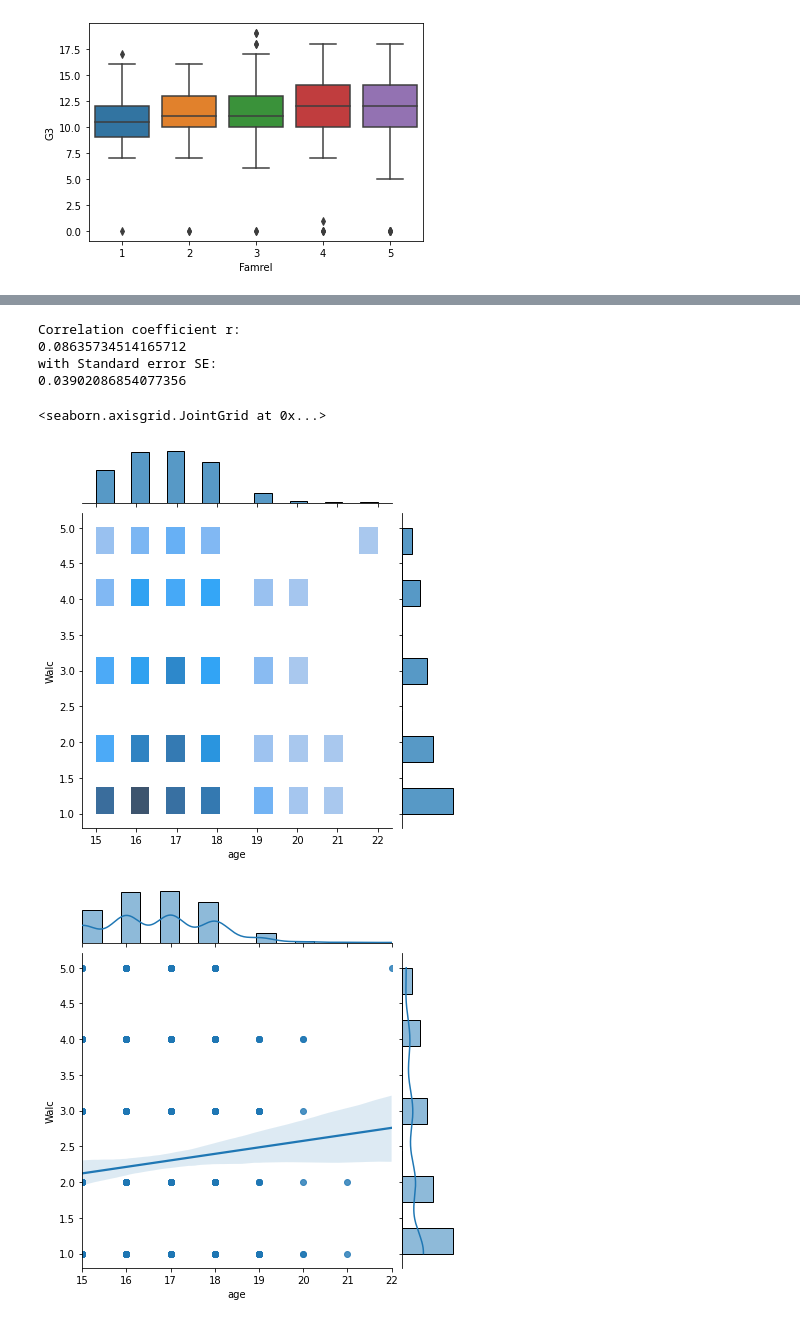
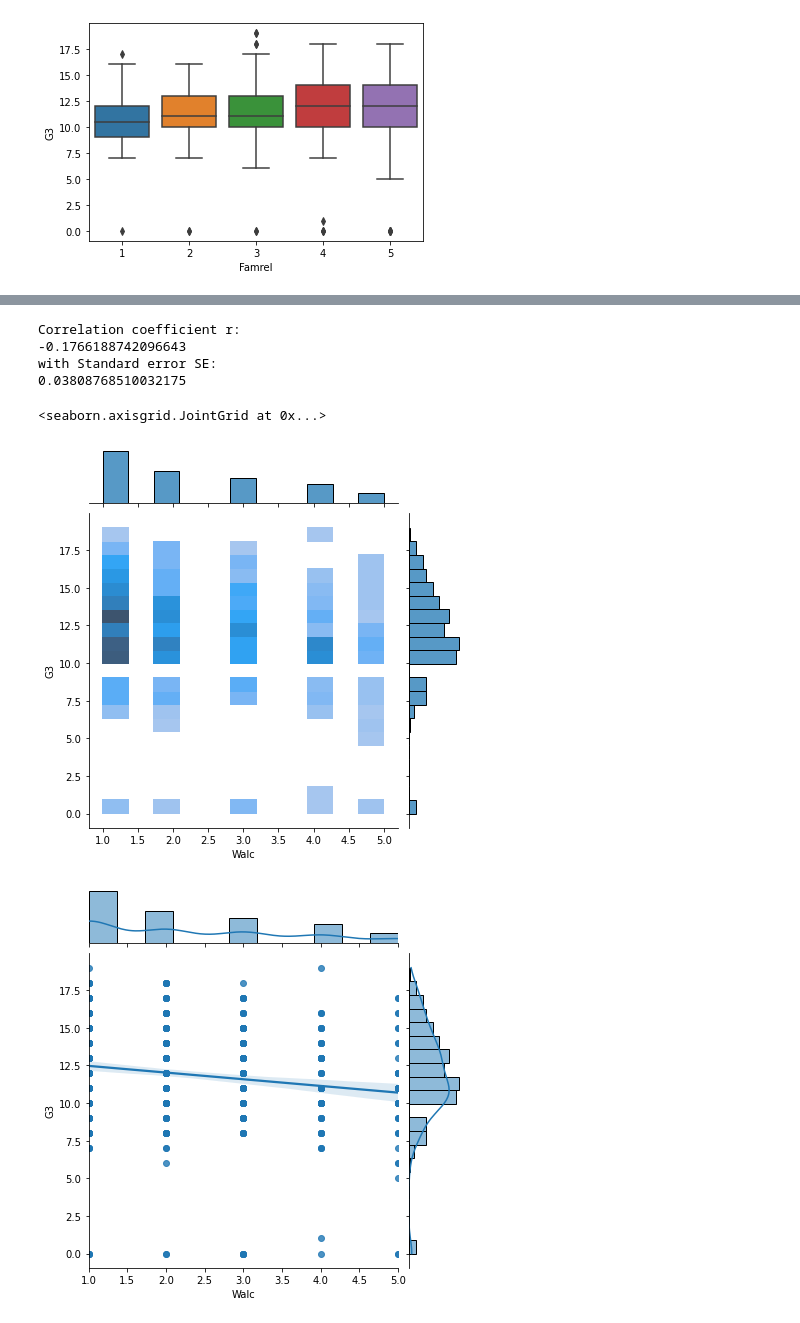
Before and after one commit to lucarossi9/statistical-computation-team-1, a Jupyter notebook: correlations.ipynb, the cells around one changed output, grey strips where cells are left out. Cells and saved outputs as stored; diff of their text form; code cells hidden in the pictures.

```diff
--- a/correlations.ipynb
+++ b/correlations.ipynb
@@ -167,20 +199,20 @@ with Standard error SE:
 # %%
-#correlation between age and Alcool weekendly consuption
-x=data.age
+#correlation between Final Grade and Alcool weekendly consuption
+x=data.G3
 y=data.Walc
 r=np.corrcoef(x, y)[1,0] #correlation coefficient
 SE=(1-r**2)/mt.sqrt(n-2) #standard error
 print('Correlation coefficient r:')
 print(r)
 print('with Standard error SE:')
 print(SE)
-sns.jointplot(data=data, x="age", y="Walc", kind="hist")
-sns.jointplot(data=data, x="age", y="Walc", kind="reg")
+sns.jointplot(data=data, x="Walc", y="G3", kind="hist")
+sns.jointplot(data=data, x="Walc", y="G3", kind="reg")
 # %% [output]
 Correlation coefficient r:
-0.08635734514165712
+-0.1766188742096643
 with Standard error SE:
-0.03902086854077356
+0.03808768510032175
 <seaborn.axisgrid.JointGrid at 0x...>
-[figure, old version]
+[figure, new version]
-[figure, old version]
+[figure, new version]
```
Also changed, not shown: parts of 10 cells of this notebook.
